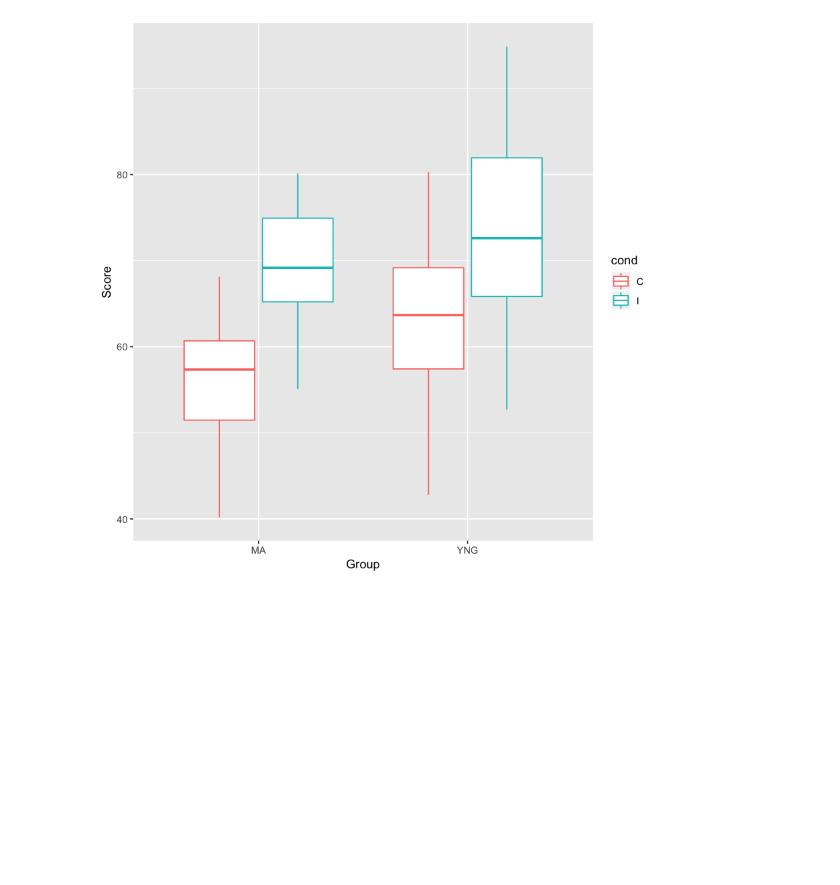
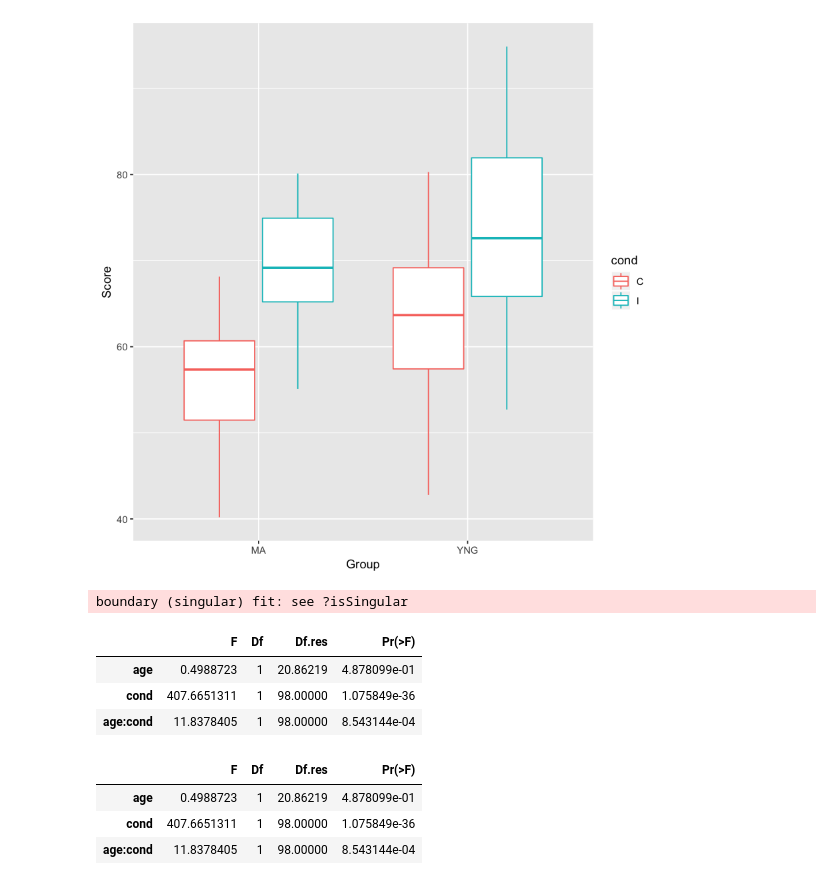
Before and after one commit to haribharadwaj/notebooks, a Jupyter notebook: STATS/LinearMixedModels.ipynb, the cells around one changed output. Saved outputs shown, nothing was run; the diff lists cells and outputs as text; code cells hidden in the pictures; blank space fills up the shorter version.

```diff
--- a/STATS/LinearMixedModels.ipynb
+++ b/STATS/LinearMixedModels.ipynb
@@ -250,3 +250,14 @@ p <- ggplot(aes(x=agegrp,y=score,color=cond),data=dat) + geom_boxplot()
 p + xlab('Group') + ylab('Score')
 # %% [output]
 [figure]
+# %%
+m1 <- lmer(score ~ age*cond + (1|list) + (1 + list|id), data=dat)
+# %% [output]
+boundary (singular) fit: see ?isSingular
+# %%
+Anova(m1, test.statistic = 'F')
+# %% [output]
+|  | F | Df | Df.res | Pr(>F) |
+| age | 0.4988723 | 1 | 20.86219 | 4.878099e-01 |
+| cond | 407.6651311 | 1 | 98.00000 | 1.075849e-36 |
+| age:cond | 11.8378405 | 1 | 98.00000 | 8.543144e-04 |
@@ -252,0 +266,7 @@ p + xlab('Group') + ylab('Score')
+# %%
+Anova(m1, test.statistic = 'F')
+# %% [output]
+|  | F | Df | Df.res | Pr(>F) |
+| age | 0.4988723 | 1 | 20.86219 | 4.878099e-01 |
+| cond | 407.6651311 | 1 | 98.00000 | 1.075849e-36 |
+| age:cond | 11.8378405 | 1 | 98.00000 | 8.543144e-04 |
```
Also changed, not shown: parts of 7 cells of this notebook.
